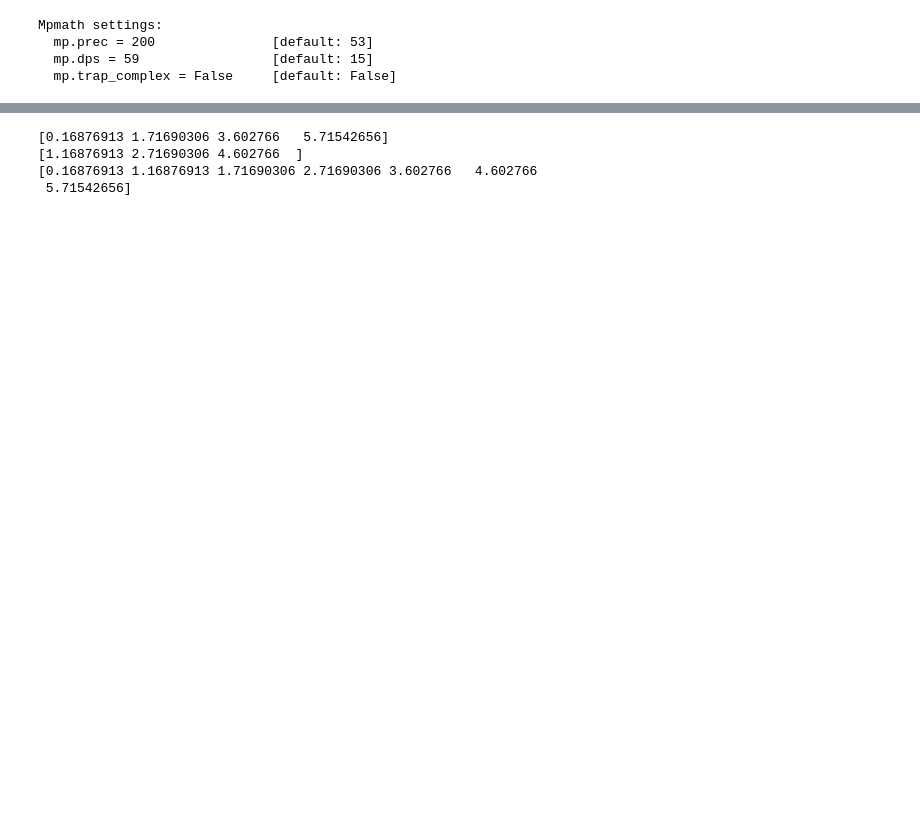
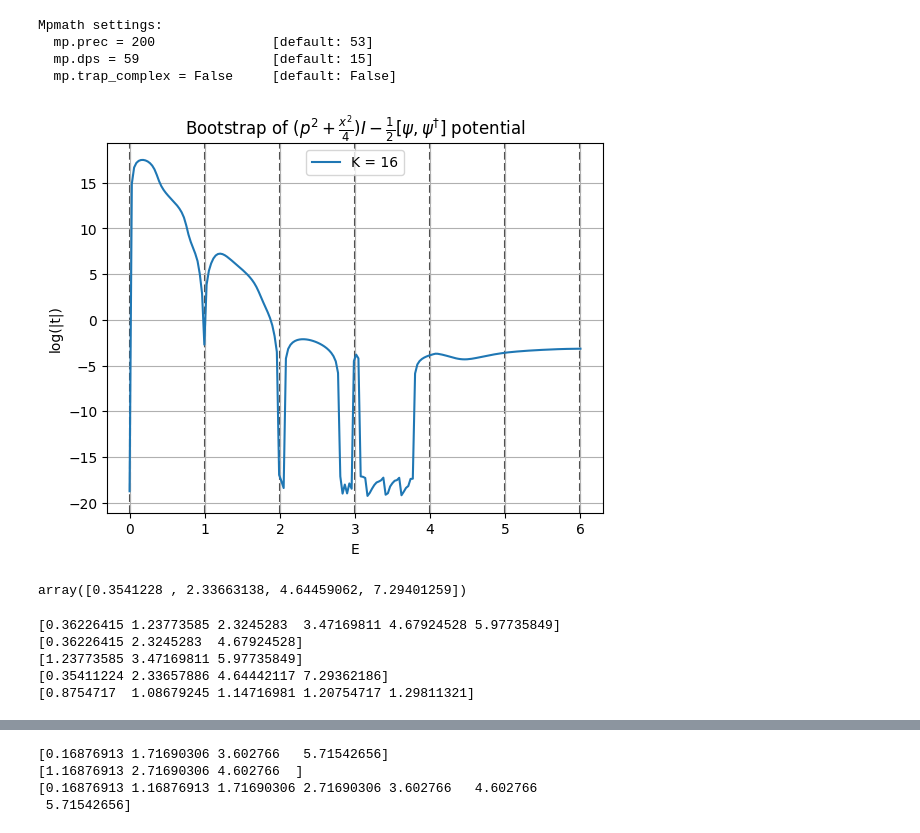
Before and after one commit to Newtech66/mtp-matrix-bootstrap, a Jupyter notebook: sdpa/sdpa_susy.ipynb, the cells around one changed output, grey strips where cells are left out. Cells and saved outputs as stored; diff of their text form; code cells hidden in the pictures; blank space fills up the shorter version.

```diff
--- a/sdpa/sdpa_susy.ipynb
+++ b/sdpa/sdpa_susy.ipynb
@@ -186,0 +228,3 @@ class SUSYProblem(HankelProblem):
+# %%
+xmin, xmax, N = -10, 10, 8192
+spectrum = solveTISE(xmin, xmax, N, lambda x: x ** 2 / 4 - 1 / 2, 6)
@@ -186,0 +233,22 @@ class SUSYProblem(HankelProblem):
+# %%
+# Plot exact energy eigenvalues
+for E in spectrum:
+    plt.axvline(x=E,ls='--',c='black',alpha=0.7,zorder=-2)
+
+# data = np.load('x2pot_susy_k10_take2.npz',allow_pickle=True)
+# sns.lineplot(x=data['Es'], y=np.log(np.fabs(data['ts'])),label='K = 10')
+# data = np.load('x2pot_susy_k14.npz',allow_pickle=True)
+# sns.lineplot(x=data['Es'], y=np.log(np.fabs(data['ts'])),label='K = 14')
+data = np.load('x2pot_susy_k16_take2.npz',allow_pickle=True)
+sns.lineplot(x=data['Es'], y=np.log(np.fabs(data['ts'])),label='K = 16')
+plt.title(r'Bootstrap of $(p^2 + \frac{x^2}{4})I - \frac{1}{2}[\psi, \psi^{\dagger}]$ potential')
+plt.xlabel('E')
+plt.ylabel(r'log(|t|)')
+# plt.xlim(-1,2)
+# sns.despine()
+plt.grid()
+plt.legend()
+plt.savefig('susy_x2.png',bbox_inches='tight')
+plt.show()
+# %% [output]
+[figure, added]
@@ -186,0 +267,4 @@ class SUSYProblem(HankelProblem):
+# %%
+spectrum1
+# %% [output]
+array([0.3541228 , 2.33663138, 4.64459062, 7.29401259])
@@ -186,0 +273,12 @@ class SUSYProblem(HankelProblem):
+# %%
+print(dips[:-2])
+print(dips[:-2:2])
+print(dips[1:-2:2])
+print(spectrum1)
+print(np.diff(dips[:-2]))
+# %% [output]
+[0.36226415 1.23773585 2.3245283  3.47169811 4.67924528 5.97735849]
+[0.36226415 2.3245283  4.67924528]
+[1.23773585 3.47169811 5.97735849]
+[0.35411224 2.33657886 4.64442117 7.29362186]
+[0.8754717  1.08679245 1.14716981 1.20754717 1.29811321]
```
Also changed, not shown: parts of 37 cells of this notebook, 45 other files.
